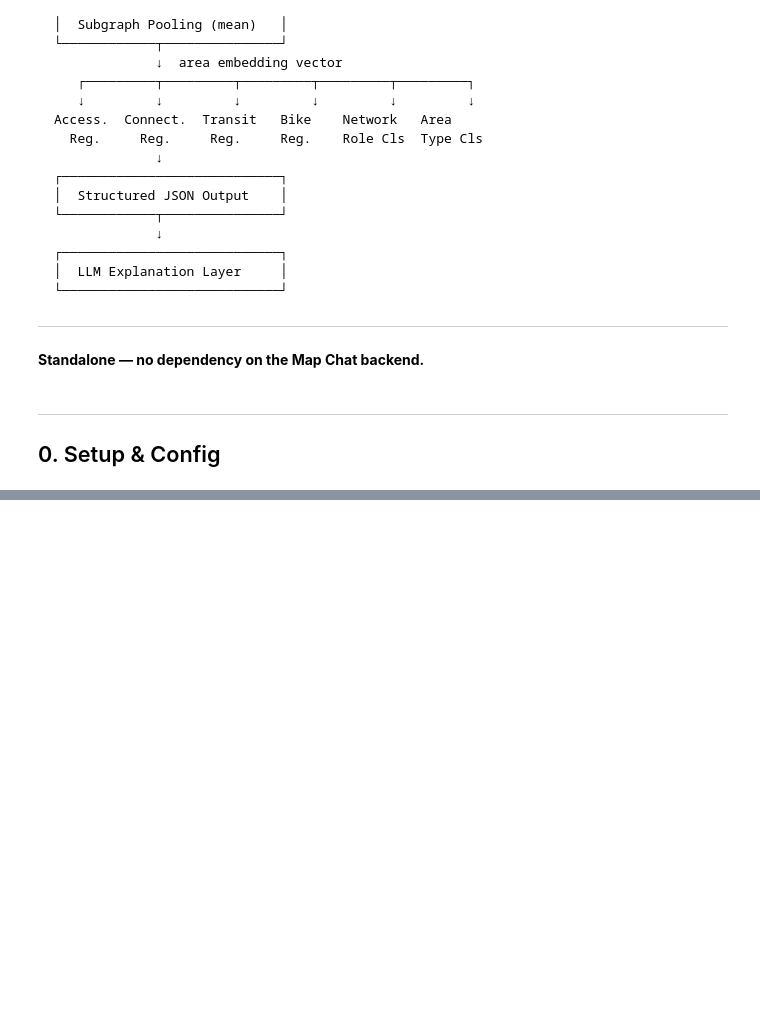
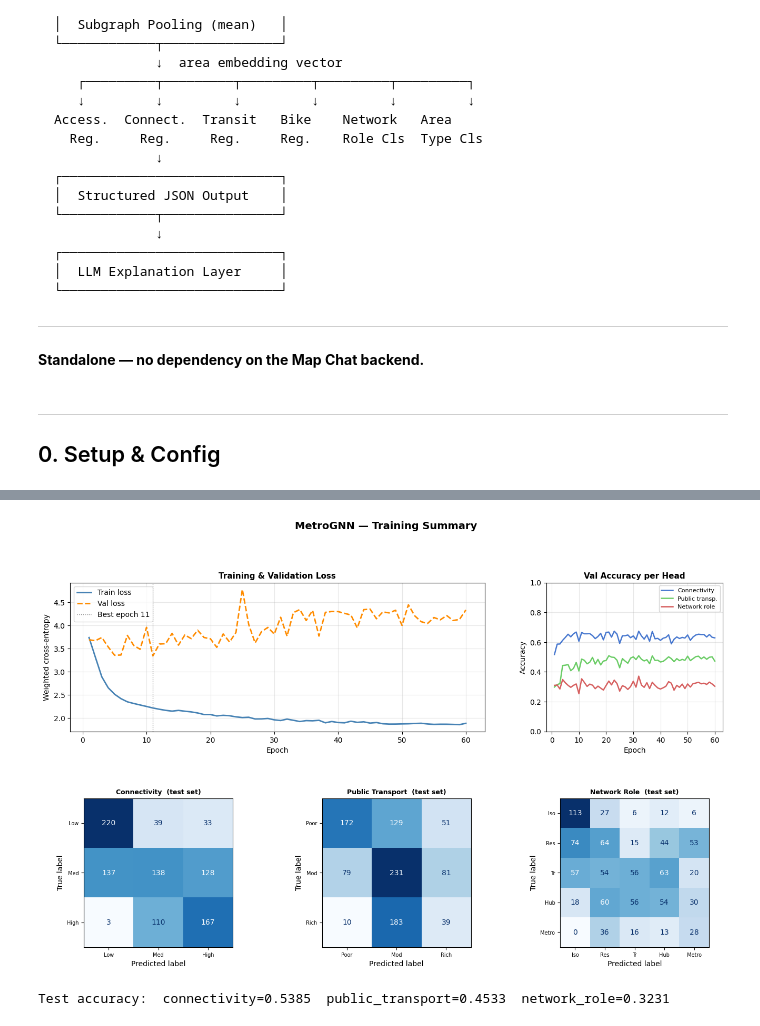
Before and after one commit to DadashevG/DanGeoChat, a Jupyter notebook: אימון GNN/gnn_train.ipynb, the cells around one changed output, grey strips where cells are left out. Cells and saved outputs as stored; diff of their text form; code cells hidden in the pictures; blank space fills up the shorter version.

```diff
--- a/אימון GNN/gnn_train.ipynb
+++ b/אימון GNN/gnn_train.ipynb
@@ -791,0 +656,68 @@ plt.show()
+# %%
+epochs_x = range(1, len(history['train_loss']) + 1)
+
+fig = plt.figure(figsize=(16, 9))
+gs  = gridspec.GridSpec(2, 3, figure=fig, hspace=0.45, wspace=0.35)
+
+# ── Loss curves ───────────────────────────────────────────────────────────────
+ax_loss = fig.add_subplot(gs[0, :2])
+ax_loss.plot(epochs_x, history['train_loss'],
+             color='steelblue', lw=2,  label='Train loss')
+ax_loss.plot(epochs_x, history['val_loss'],
+             color='darkorange', lw=2, linestyle='--', label='Val loss')
+best_ep = int(np.argmin(history['val_loss'])) + 1
+ax_loss.axvline(best_ep, color='grey', linestyle=':', lw=1, label=f'Best epoch {best_ep}')
+ax_loss.set_title('Training & Validation Loss', fontweight='bold', fontsize=11)
+ax_loss.set_xlabel('Epoch'); ax_loss.set_ylabel('Weighted cross-entropy')
+ax_loss.legend(); ax_loss.grid(alpha=0.3)
+
+# ── Per-head accuracy ─────────────────────────────────────────────────────────
+ax_acc = fig.add_subplot(gs[0, 2])
+ax_acc.plot(epochs_x, history['val_acc_conn'], lw=1.8,
+            color='#4878CF', label='Connectivity')
+ax_acc.plot(epochs_x, history['val_acc_pt'],   lw=1.8,
+            color='#6ACC65', label='Public transp.')
+ax_acc.plot(epochs_x, history['val_acc_role'], lw=1.8,
+            color='#D65F5F', label='Network role')
+ax_acc.set_title('Val Accuracy per Head', fontweight='bold', fontsize=11)
+ax_acc.set_xlabel('Epoch'); ax_acc.set_ylabel('Accuracy')
+ax_acc.set_ylim(0, 1); ax_acc.legend(fontsize=8); ax_acc.grid(alpha=0.3)
+
+# ── Confusion matrices on test set ────────────────────────────────────────────
+pred_dict = {'conn': [], 'pt': [], 'role': []}
+true_dict = {'conn': [], 'pt': [], 'role': []}
+model.eval()
+with torch.no_grad():
+    for batch in test_loader:
+        batch = batch.to(DEVICE)
+        out   = model(batch.x, batch.edge_index, batch.batch)
+        pred_dict['conn'].extend(out['conn_logits'].argmax(1).cpu().tolist())
+        true_dict['conn'].extend(batch.y_conn.cpu().tolist())
+        pred_dict['pt'].extend(out['pt_logits'].argmax(1).cpu().tolist())
+        true_dict['pt'].extend(batch.y_pt.cpu().tolist())
+        pred_dict['role'].extend(out['role_logits'].argmax(1).cpu().tolist())
+        true_dict['role'].extend(batch.y_role.cpu().tolist())
+
+cm_specs = [
+    ('conn', 'Connectivity',     ['Low', 'Med', 'High']),
+    ('pt',   'Public Transport', ['Poor', 'Mod', 'Rich']),
+    ('role', 'Network Role',     ['Iso', 'Res', 'Tr', 'Hub', 'Metro']),
+]
+for col, (key, title, labels) in enumerate(cm_specs):
+    cm   = confusion_matrix(true_dict[key], pred_dict[key], labels=list(range(len(labels))))
+    ax   = fig.add_subplot(gs[1, col])
+    disp = ConfusionMatrixDisplay(cm, display_labels=labels)
+    disp.plot(ax=ax, colorbar=False, cmap='Blues')
+    ax.set_title(f'{title}  (test set)', fontweight='bold', fontsize=9)
+    ax.tick_params(axis='both', labelsize=7)
+
+fig.suptitle("MetroGNN — Training Summary", fontsize=14, fontweight='bold', y=1.01)
+plt.savefig(CFG['out_dir'] / 'training_summary.png', dpi=130, bbox_inches='tight')
+plt.show()
+
+# Final test metrics
+_, tc, tp, tr = evaluate(test_loader)
+print(f"Test accuracy:  connectivity={tc:.4f}  public_transport={tp:.4f}  network_role={tr:.4f}")
+# %% [output]
+[figure, added]
+Test accuracy:  connectivity=0.5385  public_transport=0.4533  network_role=0.3231
```
Also changed, not shown: parts of 44 cells of this notebook, 15 other files.
